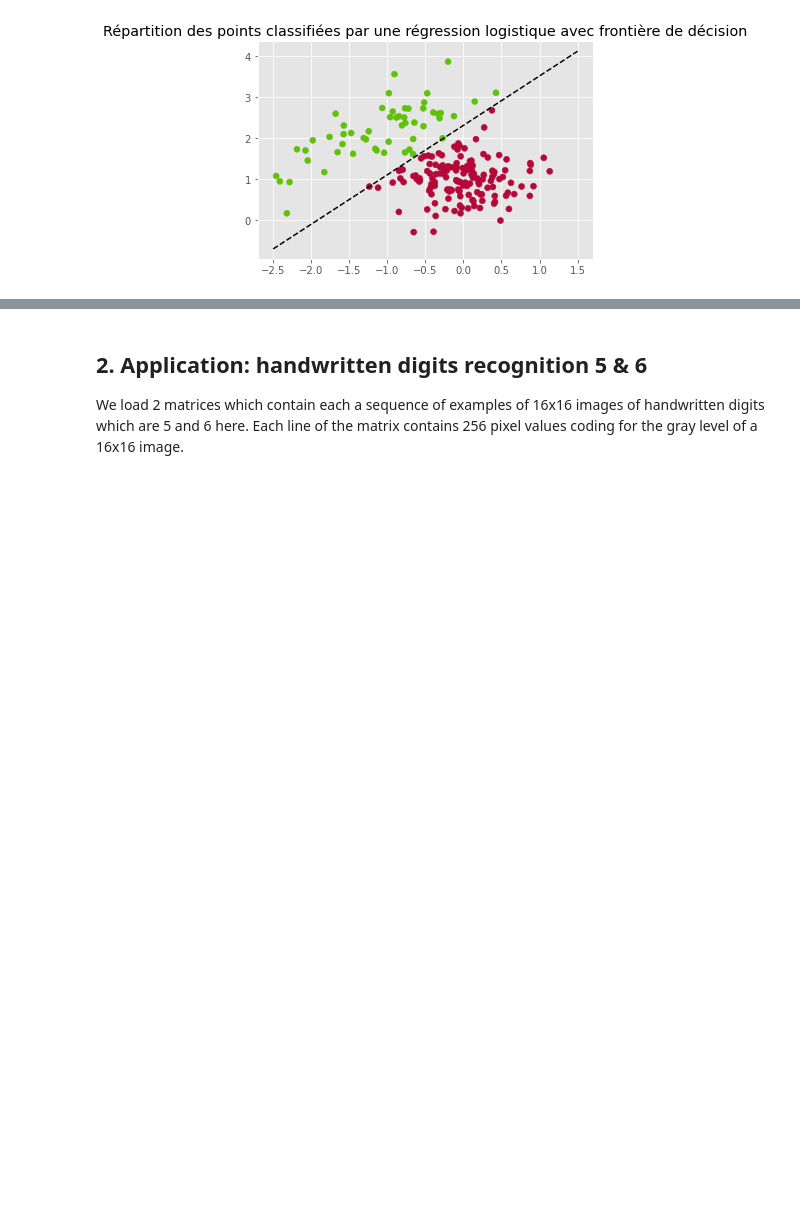
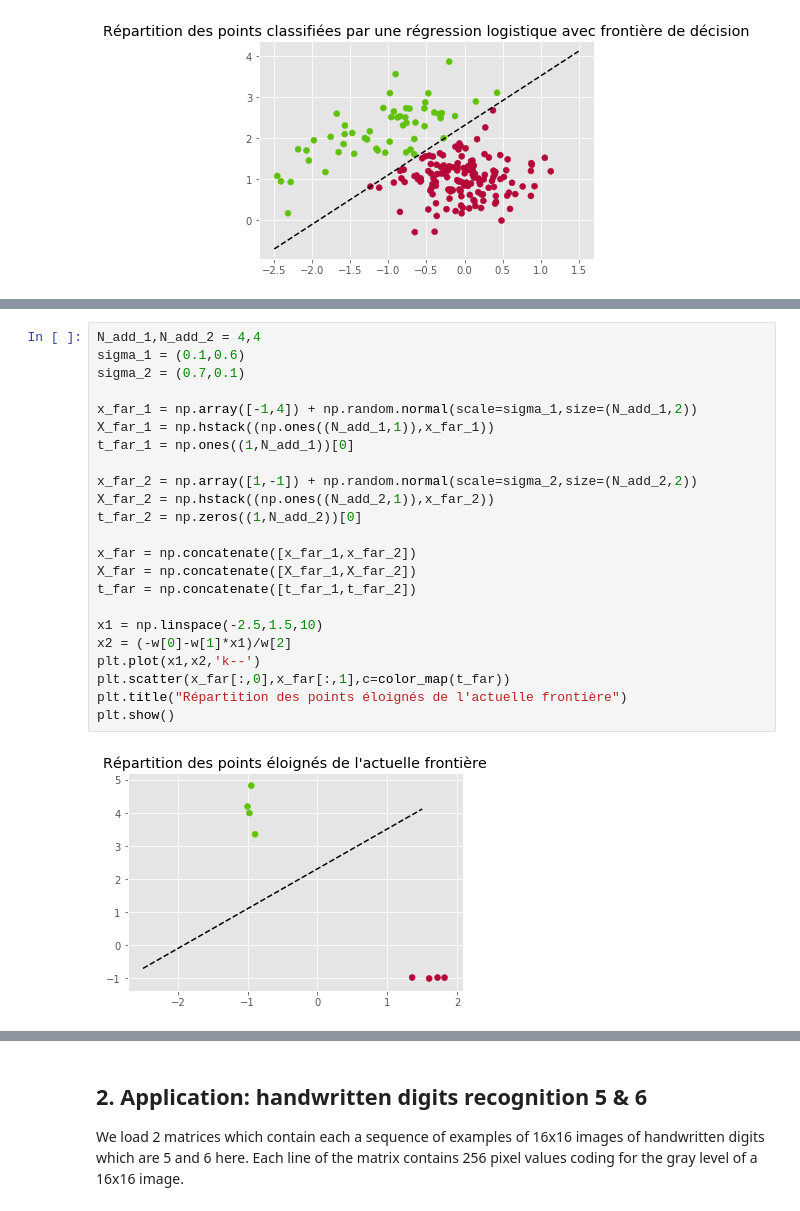
Before and after one commit to VictorCilleros/ML, a Jupyter notebook: TP3_archive/TP3_logistic_regression.ipynb, the cells around one changed output, grey strips where cells are left out. Cells and saved outputs as stored; diff of their text form; blank space fills up the shorter version.

```diff
--- a/TP3_archive/TP3_logistic_regression.ipynb
+++ b/TP3_archive/TP3_logistic_regression.ipynb
@@ -153,0 +164,25 @@ plt.show()
+# %%
+N_add_1,N_add_2 = 4,4
+sigma_1 = (0.1,0.6)
+sigma_2 = (0.7,0.1)
+
+x_far_1 = np.array([-1,4]) + np.random.normal(scale=sigma_1,size=(N_add_1,2))
+X_far_1 = np.hstack((np.ones((N_add_1,1)),x_far_1))
+t_far_1 = np.ones((1,N_add_1))[0]
+
+x_far_2 = np.array([1,-1]) + np.random.normal(scale=sigma_2,size=(N_add_2,2))
+X_far_2 = np.hstack((np.ones((N_add_2,1)),x_far_2))
+t_far_2 = np.zeros((1,N_add_2))[0]
+
+x_far = np.concatenate([x_far_1,x_far_2])
+X_far = np.concatenate([X_far_1,X_far_2])
+t_far = np.concatenate([t_far_1,t_far_2])
+
+x1 = np.linspace(-2.5,1.5,10)
+x2 = (-w[0]-w[1]*x1)/w[2]
+plt.plot(x1,x2,'k--')
+plt.scatter(x_far[:,0],x_far[:,1],c=color_map(t_far))
+plt.title("Répartition des points éloignés de l'actuelle frontière")
+plt.show()
+# %% [output]
+[figure, added]
```
Also changed, not shown: parts of 15 cells of this notebook.
